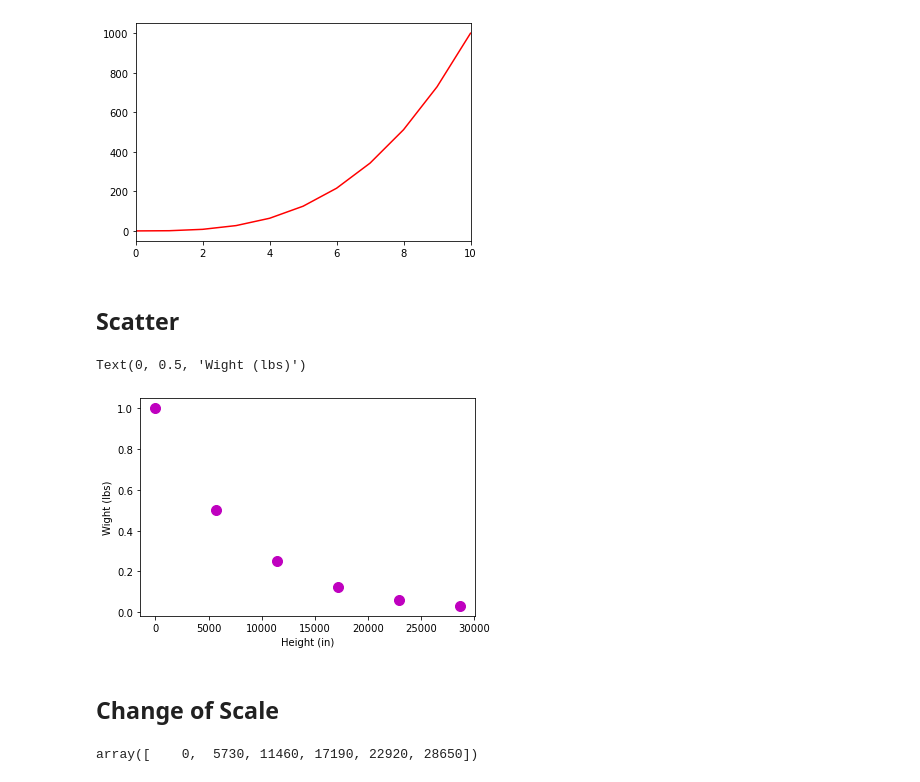
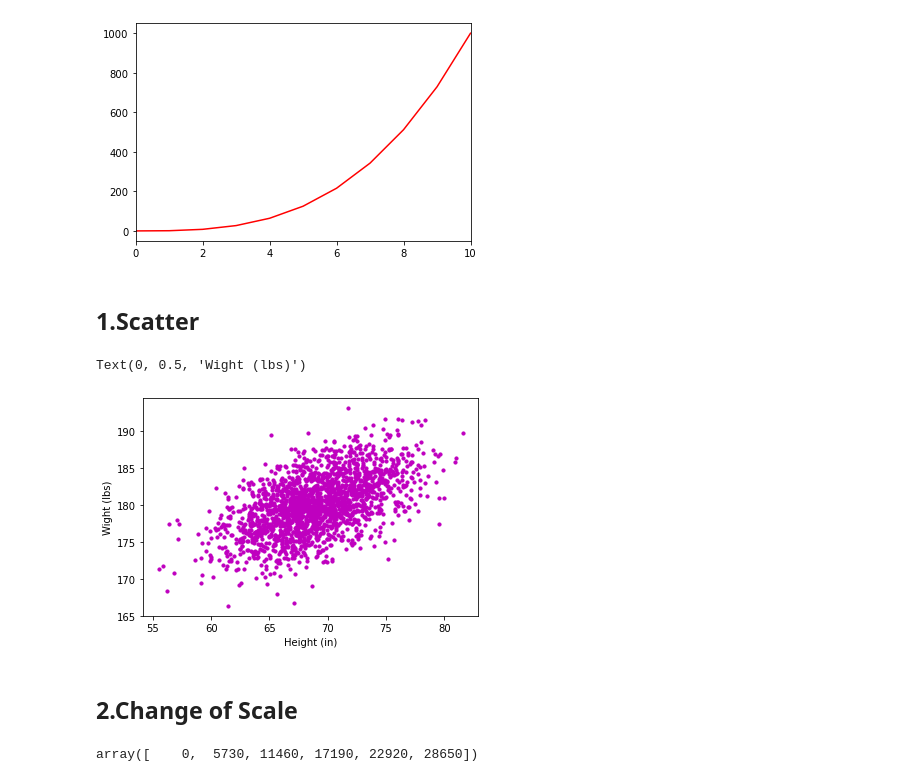
Before and after one commit to ralexrivero/_hbtnml, a Jupyter notebook: math/0x01-plotting/0x01-plotting.ipynb, the cells around one changed output. Drawn from its saved outputs; the diff is of its cells as text; code cells hidden in the pictures.

```diff
--- a/math/0x01-plotting/0x01-plotting.ipynb
+++ b/math/0x01-plotting/0x01-plotting.ipynb
@@ -19,7 +19,7 @@ plt.xlim(0, 10)
 (0.0, 10.0)
 [figure]
 # %% [markdown]
-## Scatter
+## 1.Scatter
 # %%
 mean = [69, 0]
 cov = [[15, 8], [8, 15]]
@@ -27,14 +27,14 @@ np.random.seed(5)
 x, y = np.random.multivariate_normal(mean, cov, 2000).T
 y += 180
 # %%
-plt.scatter(x, y, color='m')
+plt.scatter(x, y, color='m', s=10)
 plt.xlabel('Height (in)')
 plt.ylabel('Wight (lbs)')
 # %% [output]
 Text(0, 0.5, 'Wight (lbs)')
-[figure, old version]
+[figure, new version]
 # %% [markdown]
-## Change of Scale
+## 2.Change of Scale
 # %%
 x = np.arange(0, 28651, 5730)
 r = np.log(0.5)
```
Also changed, not shown: parts of 7 cells of this notebook, 1 other file.
